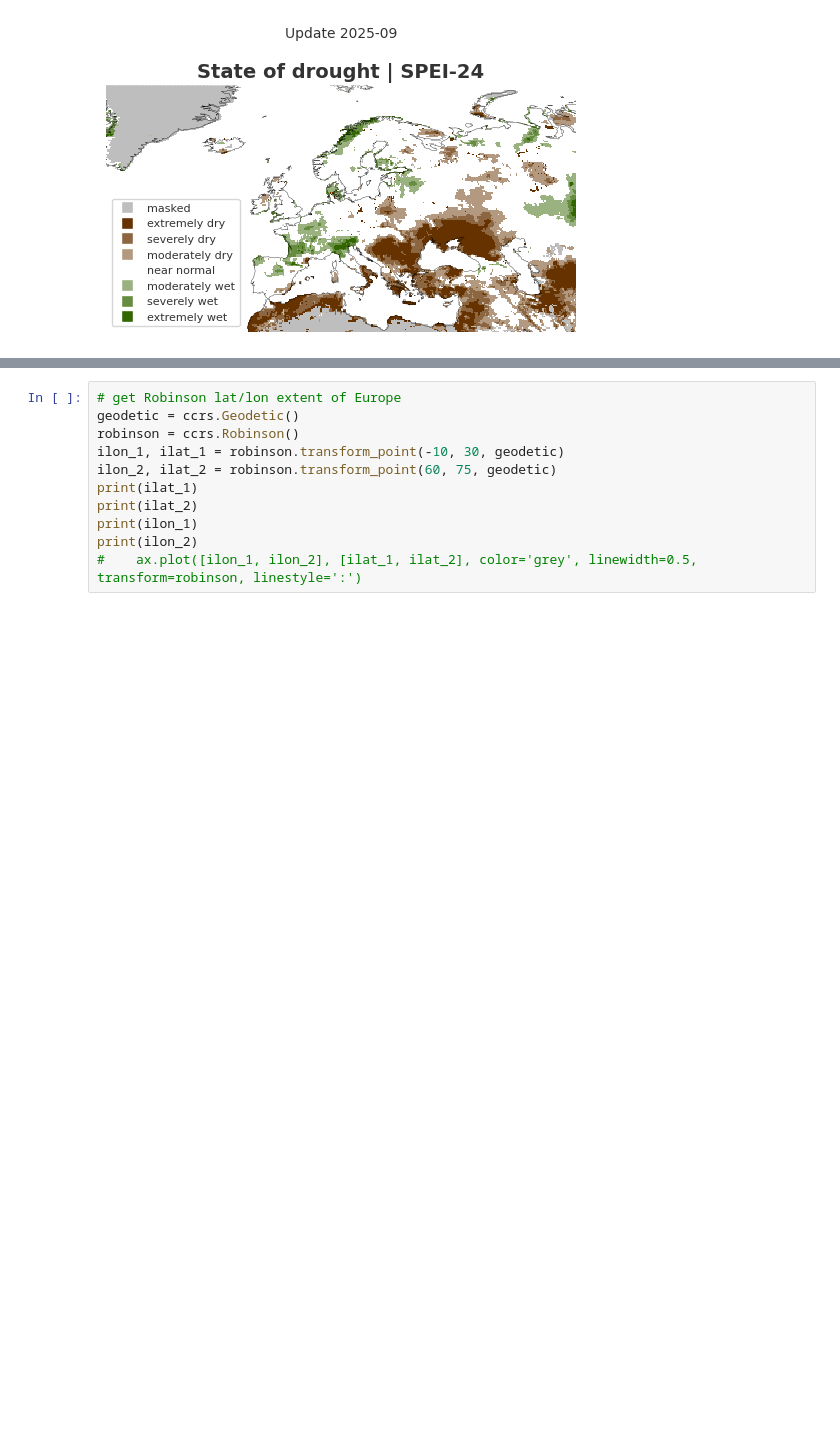
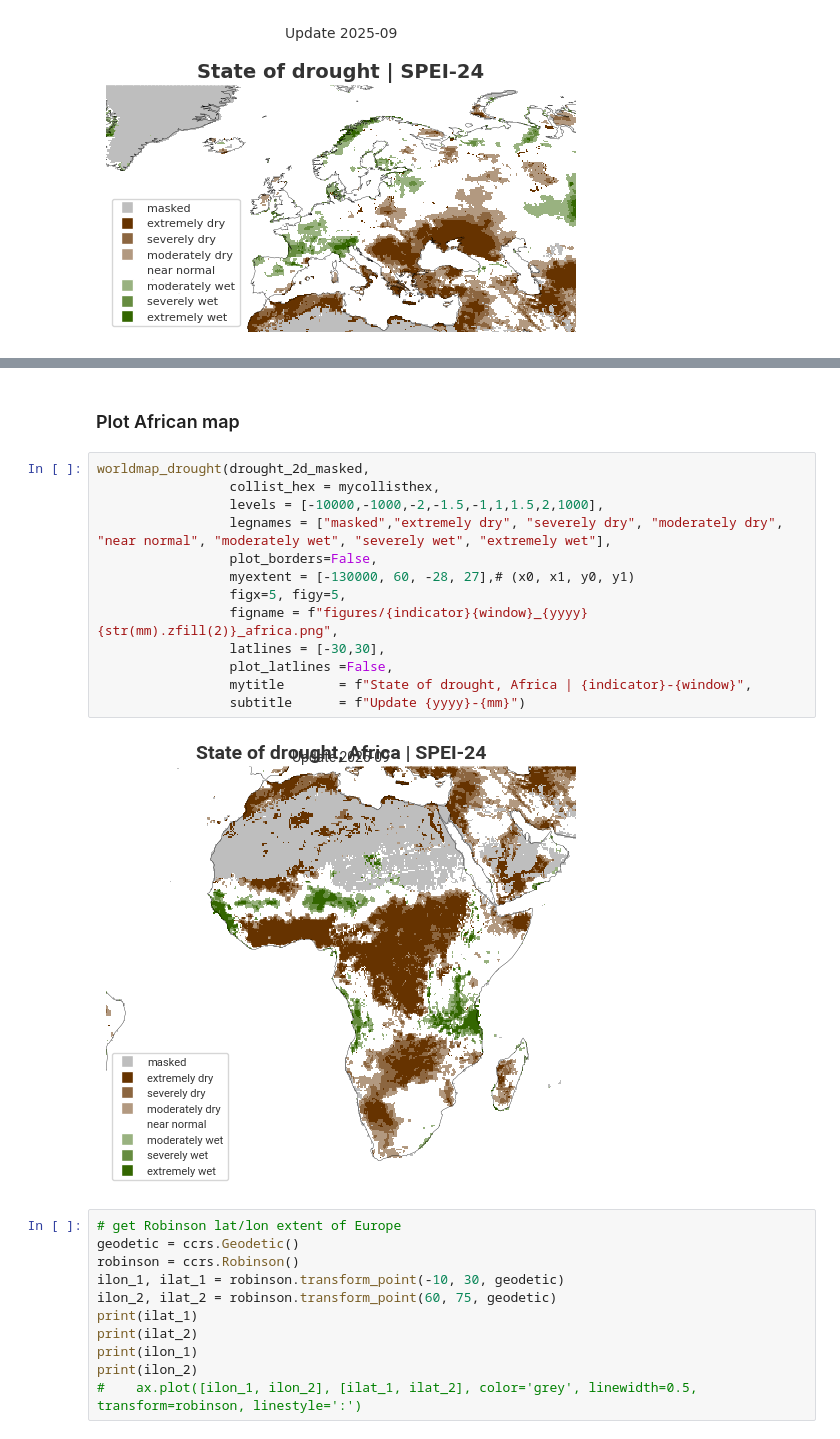
Before and after one commit to jkeune/drought-on-demand, a Jupyter notebook: Update_global_snapshot.ipynb, the cells around one changed output, grey strips where cells are left out. Drawn from its saved outputs; the diff is of its cells as text; blank space fills up the shorter version.

```diff
--- a/Update_global_snapshot.ipynb
+++ b/Update_global_snapshot.ipynb
@@ -306,3 +336,20 @@ findfont: Font family 'Arial' not found.
+# %% [markdown]
+### Plot African map
+# %%
+worldmap_drought(drought_2d_masked,
+                 collist_hex = mycollisthex,
+                 levels = [-10000,-1000,-2,-1.5,-1,1,1.5,2,1000],
+                 legnames = ["masked","extremely dry", "severely dry", "moderately dry", "near normal", "moderately wet", "severely wet", "extremely wet"],
+                 plot_borders=False,
+                 myextent = [-130000, 60, -28, 27],# (x0, x1, y0, y1)
+                 figx=5, figy=5,
+                 figname = f"figures/{indicator}{window}_{yyyy}{str(mm).zfill(2)}_africa.png",
+                 latlines = [-30,30],
+                 plot_latlines =False,
+                 mytitle       = f"State of drought, Africa | {indicator}-{window}",
+                 subtitle      = f"Update {yyyy}-{mm}")
+# %% [output]
+[figure, added]
 # %%
 # get Robinson lat/lon extent of Europe
 geodetic = ccrs.Geodetic()
```
Also changed, not shown: parts of 7 cells of this notebook.
